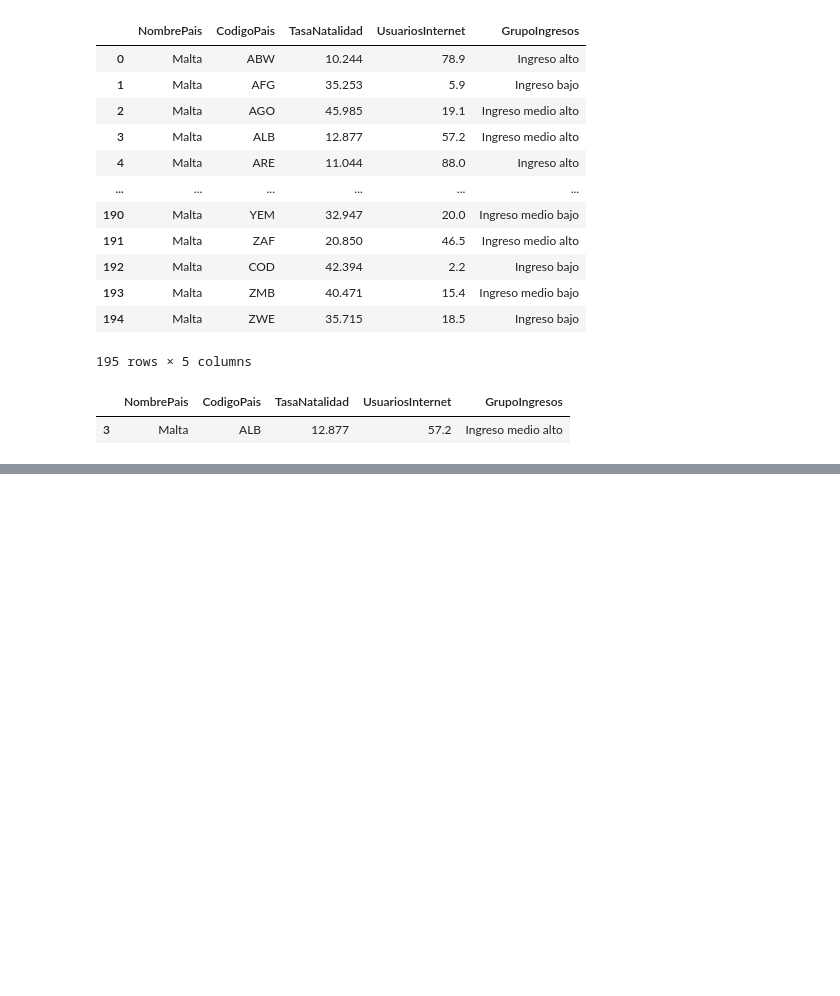
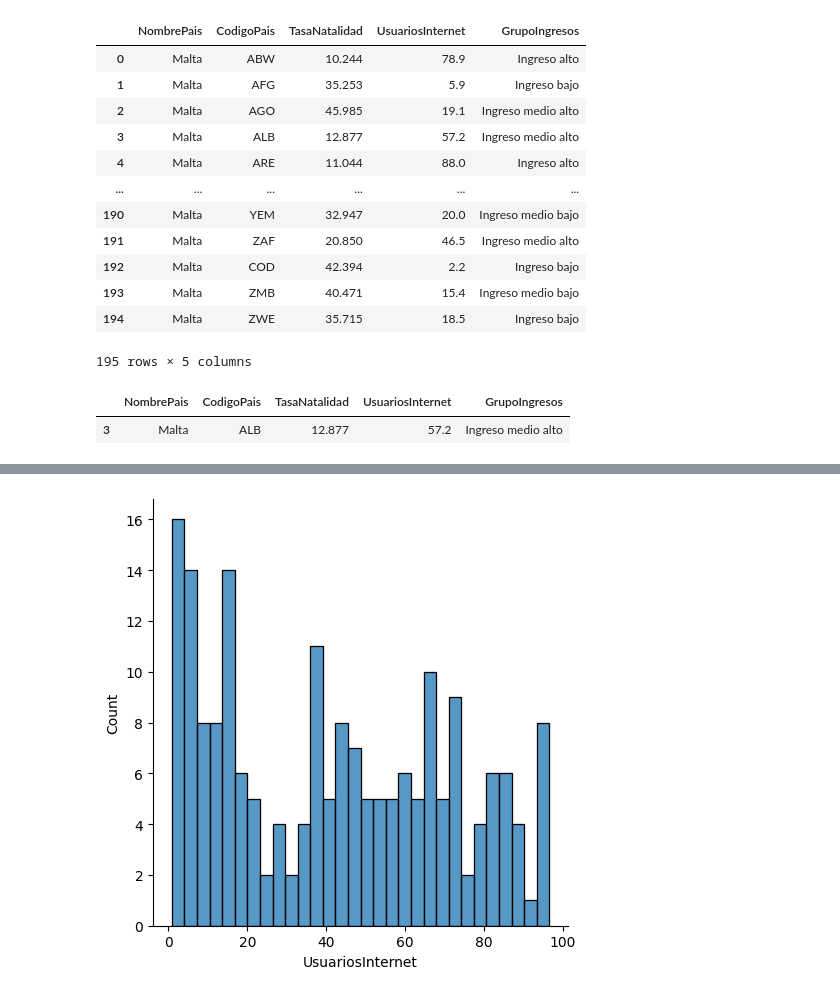
Before and after one commit to Marru73/Ejercicios-Python, a Jupyter notebook: CERTIFICADO IBM/Data_Science.ipynb, the cells around one changed output, grey strips where cells are left out. Cells and saved outputs as stored; diff of their text form; code cells hidden in the pictures; blank space fills up the shorter version.

```diff
--- a/CERTIFICADO IBM/Data_Science.ipynb
+++ b/CERTIFICADO IBM/Data_Science.ipynb
@@ -608,0 +689,4 @@ datos[datos.CodigoPais == 'ALB']
+# %%
+vis1 = sns.displot(datos['UsuariosInternet'], bins=30)
+# %% [output]
+[figure, added]
```
Also changed, not shown: parts of 24 cells of this notebook, 1 other file.
